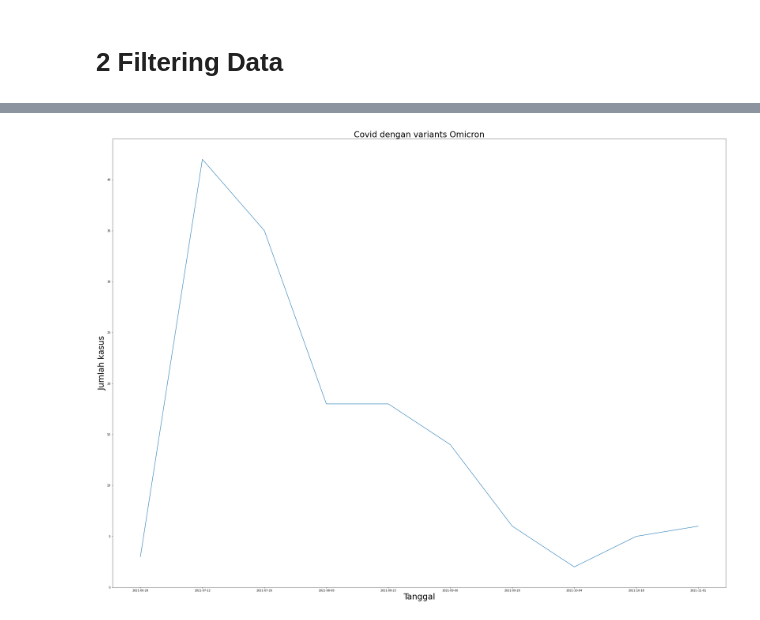
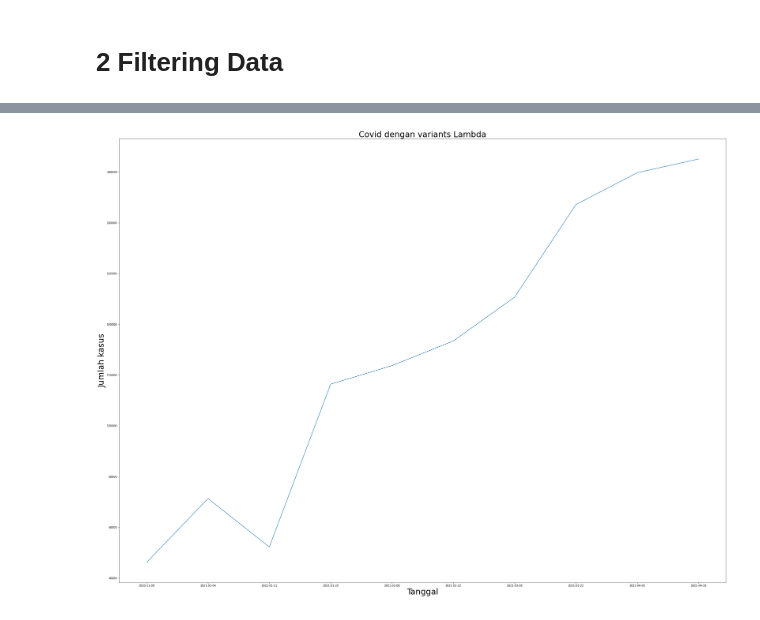
Before and after one commit to AbdulHafidh-AI/Praktikum-Visualisasi-Data, a Jupyter notebook: 2008107010056_Abdul_Hafidh_Tugas1.ipynb, the cells around one changed output, grey strips where cells are left out. Saved outputs shown, nothing was run; the diff lists cells and outputs as text; code cells hidden in the pictures.

```diff
--- a/2008107010056_Abdul_Hafidh_Tugas1.ipynb
+++ b/2008107010056_Abdul_Hafidh_Tugas1.ipynb
@@ -120,0 +131,3 @@ sample.describe()
+# %%
+sample=sample[sample["variant"]!="non_who"]
+sample
@@ -159,0 +173,4 @@ bottom
+# %%
+Lambda = sample[sample.variant == 'Lambda']
+LambdaTop = Lambda.head(4)
+LambdaTop
@@ -162,0 +195,9 @@ melakukan line plot terhadap data covid dengan varians omicron untuk 10 data ter
+# %%
+omicron_global=omicron.groupby("date").sum()
+omicron_global["date"]=omicron_global.index
+omicron_global=omicron_global[omicron_global["num_sequences"]>0]
+
+lambda_global=Lambda.groupby("date").sum()
+lambda_global["date"]=lambda_global.index
+lambda_global=lambda_global[lambda_global["num_sequences"]>0]
+lambda_global = lambda_global.head(10)
@@ -174,9 +240,9 @@ Melakukan line plot terhadap data covid dengan varians omicron untuk 10 data ter
 # %%
 plt.figure(figsize=(40,30))
-plt.title("Covid dengan variants Omicron", fontsize = 30)
+plt.title("Covid dengan variants Lambda", fontsize = 30)
 plt.xlabel("Tanggal", fontsize = 30)
 plt.ylabel("Jumlah kasus", fontsize = 30)
-plt.plot(bottom.date, bottom.num_sequences_total)
+plt.plot(lambda_global.date, lambda_global.num_sequences_total)
 plt.show()
 # %% [output]
-[figure, old version]
+[figure, new version]
```
Also changed, not shown: parts of 16 cells of this notebook.
